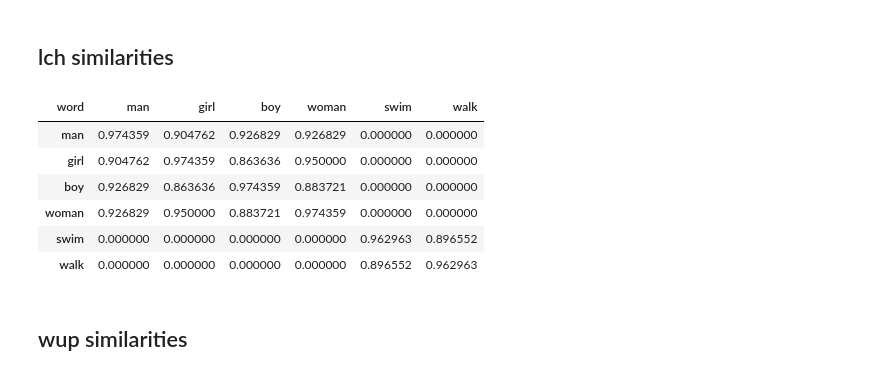
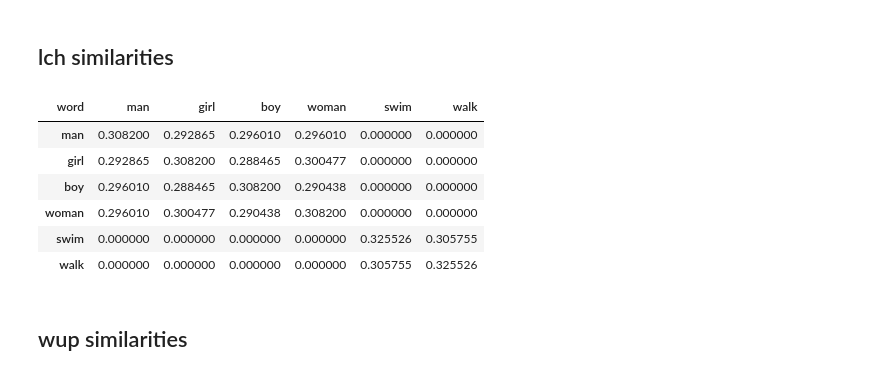
Before and after one commit to ZachParent/mai-intro-to-human-language-technologies, a Jupyter notebook: lab5/lab5.ipynb, the cells around one changed output. Drawn from its saved outputs; the diff is of its cells as text; code cells hidden in the pictures.

```diff
--- a/lab5/lab5.ipynb
+++ b/lab5/lab5.ipynb
@@ -69,7 +69,3 @@ nltk.download('wordnet_ic')
 [nltk_data]     /Users/zachparent/nltk_data...
 [nltk_data]   Package wordnet_ic is already up-to-date!
 True
-# %%
-dog = wn.synset('dog.n.01')
-cat = wn.synset('cat.n.01')
-word = wn.synsets('word', 'n')
@@ -120,6 +74,10 @@ def getRelations(ss):
 # %%
-def normalized_lch_similarity(synset1, synset2):
+def get_max_depth(pos: str):
+    return max(synset.max_depth() for synset in wn.all_synsets(pos))
+
+
+def normalized_lch_similarity(synset1, synset2, pos: str):
     lch_sim = wn.lch_similarity(synset1, synset2)
-    return 1 / (1 + math.exp(-lch_sim))  # Sigmoid function
+    return 1 / (1 + math.exp((get_max_depth(pos) - lch_sim) / get_max_depth(pos)))  # Sigmoid function
 # %% [markdown]
 ## WordNet Similarities
@@ -242,19 +177,19 @@ path_similarities
 ## lch similarities
 # %%
 lch_similarities = pd.DataFrame(index=words_df['word'].to_list(), columns=words_df['word'])
-lch_similarities.loc[verb_words, verb_words] = get_similarity_matrix(words_df[words_df['synset_pos'] == 'v'], normalized_lch_similarity)
-lch_similarities.loc[noun_words, noun_words] = get_similarity_matrix(words_df[words_df['synset_pos'] == 'n'], normalized_lch_similarity)
+lch_similarities.loc[verb_words, verb_words] = get_similarity_matrix(words_df[words_df['synset_pos'] == 'v'], partial(normalized_lch_similarity, pos='v'))
+lch_similarities.loc[noun_words, noun_words] = get_similarity_matrix(words_df[words_df['synset_pos'] == 'n'], partial(normalized_lch_similarity, pos='n'))
 lch_similarities = lch_similarities.astype(float).fillna(0)
 
 lch_similarities
 # %% [output]
 | word | man | girl | boy | woman | swim | walk |
-| man | 0.974359 | 0.904762 | 0.926829 | 0.926829 | 0.000000 | 0.000000 |
-| girl | 0.904762 | 0.974359 | 0.863636 | 0.950000 | 0.000000 | 0.000000 |
-| boy | 0.926829 | 0.863636 | 0.974359 | 0.883721 | 0.000000 | 0.000000 |
-| woman | 0.926829 | 0.950000 | 0.883721 | 0.974359 | 0.000000 | 0.000000 |
-| swim | 0.000000 | 0.000000 | 0.000000 | 0.000000 | 0.962963 | 0.896552 |
-| walk | 0.000000 | 0.000000 | 0.000000 | 0.000000 | 0.896552 | 0.962963 |
+| man | 0.308200 | 0.292865 | 0.296010 | 0.296010 | 0.000000 | 0.000000 |
+| girl | 0.292865 | 0.308200 | 0.288465 | 0.300477 | 0.000000 | 0.000000 |
+| boy | 0.296010 | 0.288465 | 0.308200 | 0.290438 | 0.000000 | 0.000000 |
+| woman | 0.296010 | 0.300477 | 0.290438 | 0.308200 | 0.000000 | 0.000000 |
+| swim | 0.000000 | 0.000000 | 0.000000 | 0.000000 | 0.325526 | 0.305755 |
+| walk | 0.000000 | 0.000000 | 0.000000 | 0.000000 | 0.305755 | 0.325526 |
 # %% [markdown]
 ## wup similarities
 # %%
```
Also changed, not shown: parts of 9 cells of this notebook.
